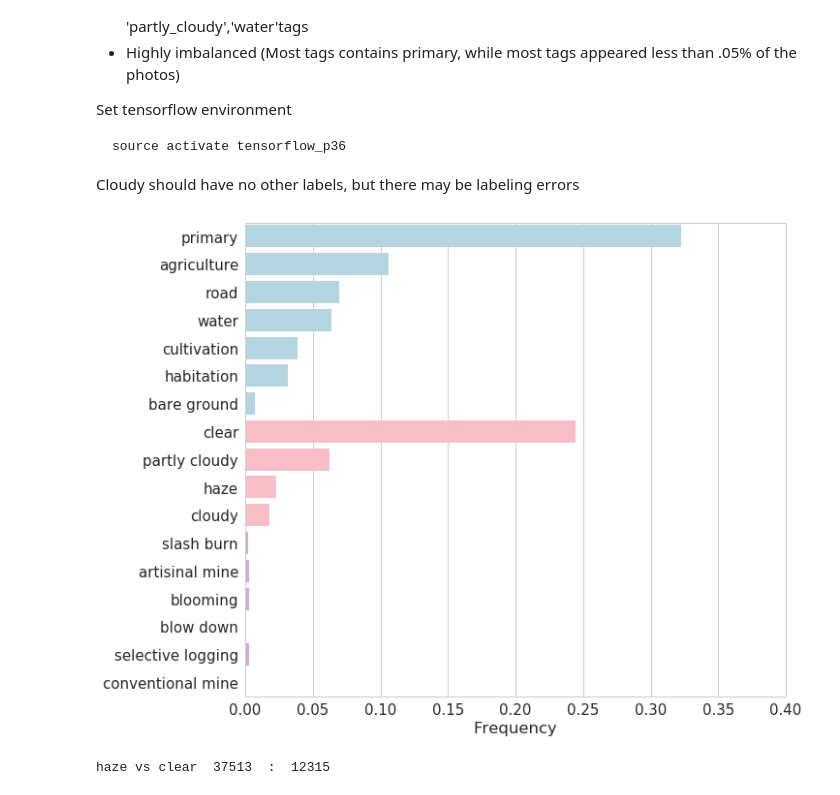
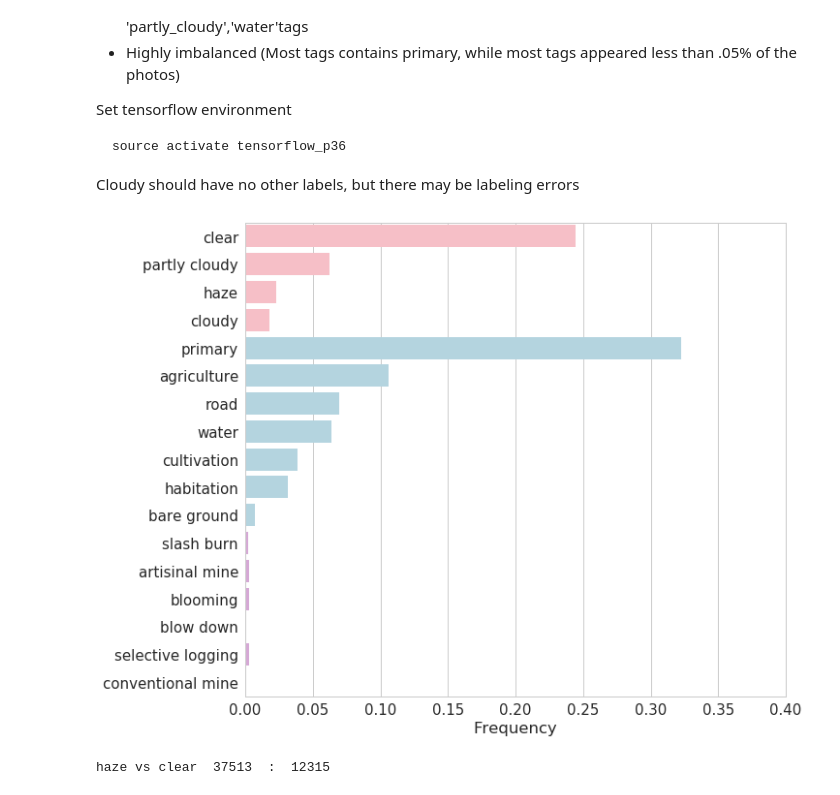
Before and after one commit to mumuxi15/02-Data-Science-Project, a Jupyter notebook: Multilabel image classification/EDA.ipynb, the cells around one changed output. Saved outputs shown, nothing was run; the diff lists cells and outputs as text; code cells hidden in the pictures.

```diff
--- a/Multilabel image classification/EDA.ipynb
+++ b/Multilabel image classification/EDA.ipynb
@@ -27,33 +24,32 @@ labels = pd.read_csv(kaggle_path+'train_v2.csv')
 # %%
-
 def plot_tag_distribution():
     texts = labels.tags.tolist()
     tokenizer = Tokenizer(filters='"(),./:~')
     tokenizer.fit_on_texts(texts)
     tags = tokenizer.word_docs
-    myorder = ['primary', 'agriculture','road','water', 'cultivation', 'habitation','bare_ground',
-               'clear', 'partly_cloudy','haze', 'cloudy',
-               'slash_burn', 'artisinal_mine', 'blooming', 'blow_down','selective_logging','conventional_mine', ]
+    myorder = [ 'clear', 'partly_cloudy','haze', 'cloudy',
+                'primary', 'agriculture','road','water', 'cultivation', 'habitation','bare_ground',
+                'slash_burn', 'artisinal_mine', 'blooming', 'blow_down','selective_logging','conventional_mine', ]
     tags = OrderedDict((k, tags[k]) for k in myorder)
     y = [i.replace('_',' ') for i in tags.keys()]
     sns.set(style="whitegrid",font_scale=1.5)
     f, ax = plt.subplots(figsize=(10, 9))
     sns.set_color_codes("pastel")
     colour = ['lightblue']*17
-    colour[7:11] = ['lightpink']*4
+    colour[0:5] = ['lightpink']*4
     colour[11:] = ['plum']*6
     sns.barplot(x=np.array(list(tags.values()))/sum(list(tags.values())),
                 y=y,
                 color="b",
                 orient = "h",
                 palette=colour
                )
     ax.set(xlim=(0, .4), ylabel="",
            xlabel="Frequency")
 
     return tags
 tags = plot_tag_distribution()
 # %% [output]
-[figure, old version]
+[figure, new version]
 # %%
 print ('haze vs clear ',tags['primary'],' : ',tags['agriculture'])
```
Also changed, not shown: parts of 6 cells of this notebook, 2 other files.
